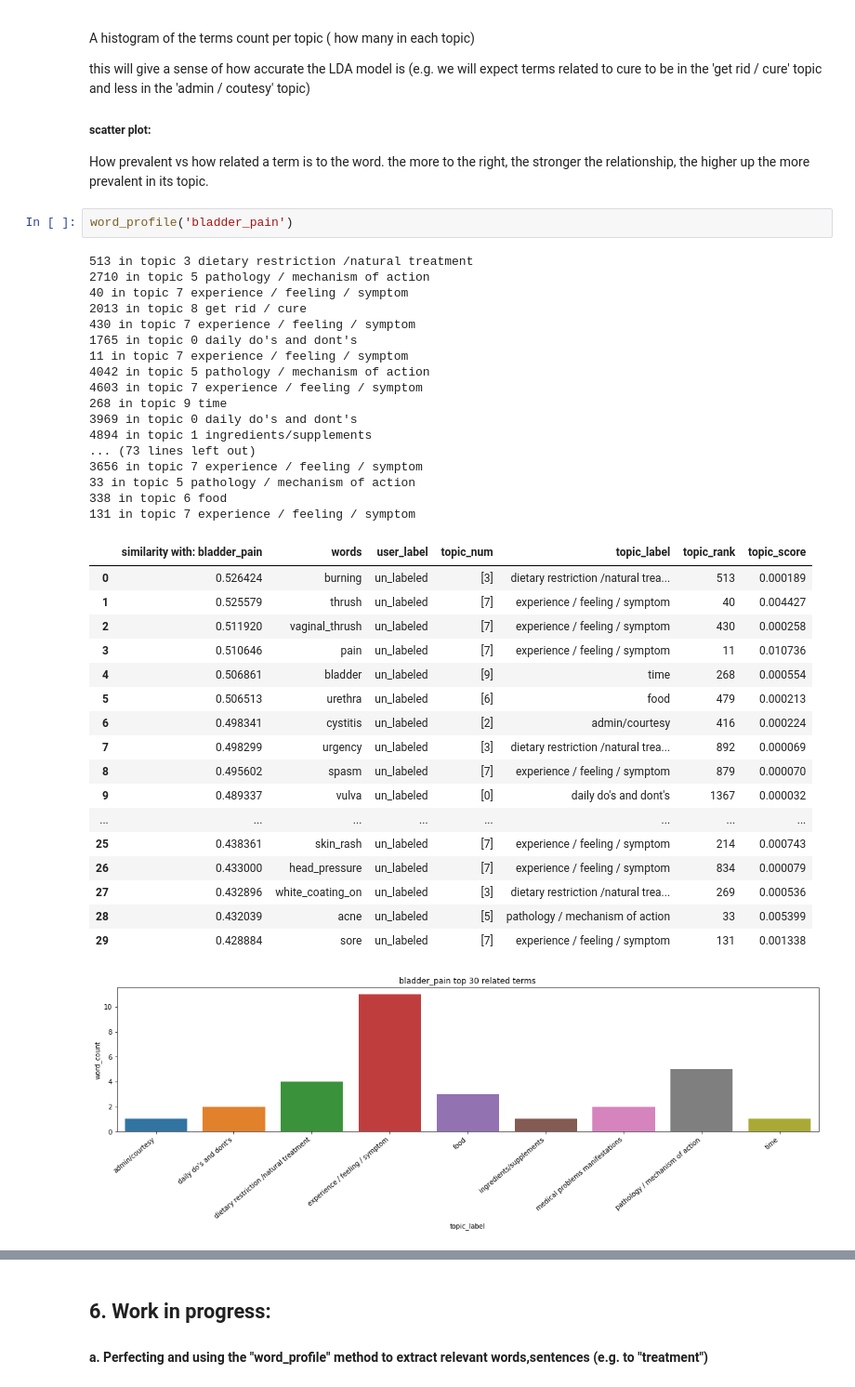
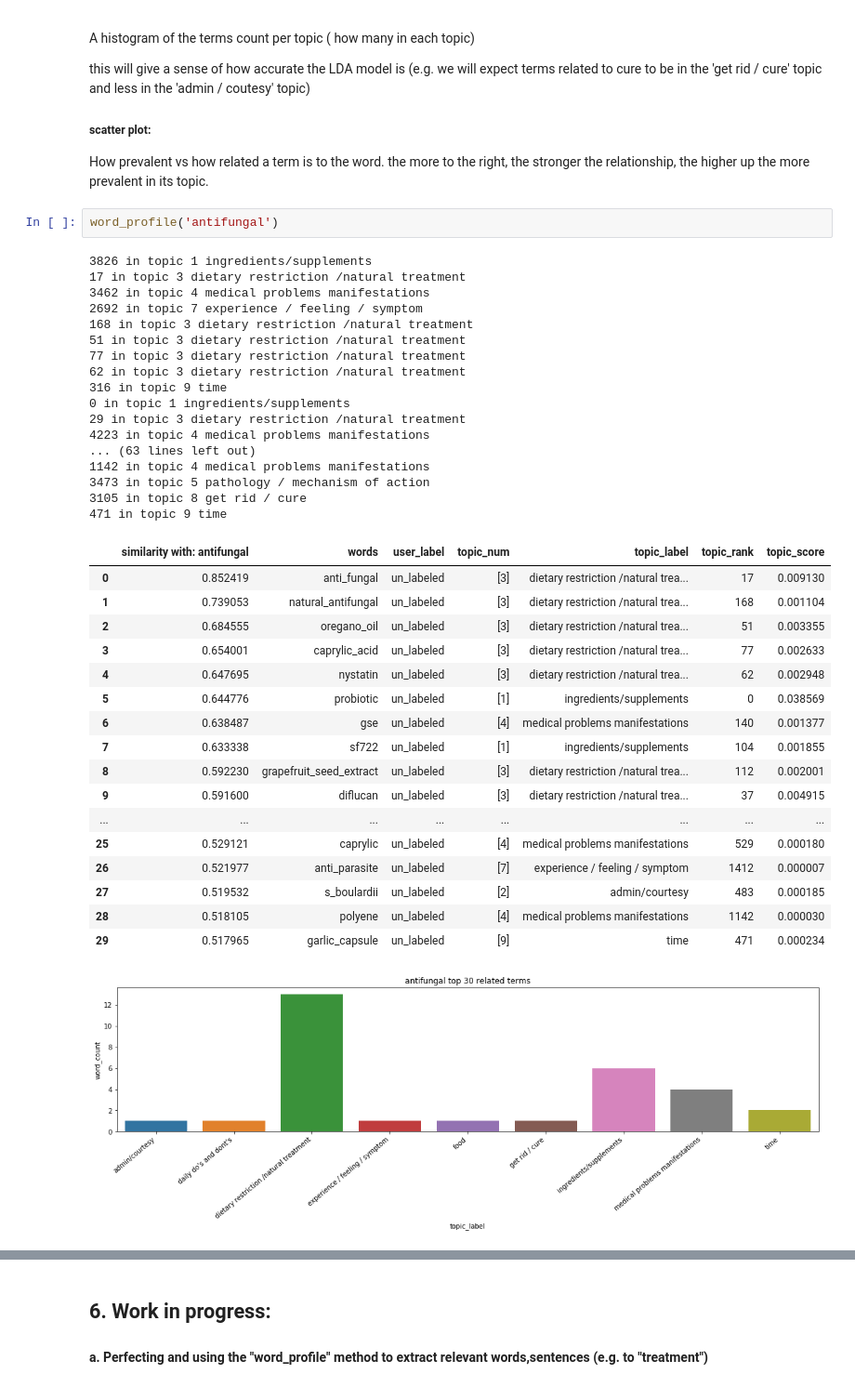
Before and after one commit to Erolino/Support_group_MD, a Jupyter notebook: draft/ppt_notebook.ipynb, the cells around one changed output, grey strips where cells are left out. Shown at 93% size. Drawn from its saved outputs; the diff is of its cells as text.

```diff
--- a/draft/ppt_notebook.ipynb
+++ b/draft/ppt_notebook.ipynb
@@ -178,40 +178,40 @@ this will give a sense of how accurate the LDA model is (e.g. we will expect ter
 
 How prevalent vs how related a term is to the word. the more to the right, the stronger the relationship, the higher up the more prevalent in its topic.
 # %%
-word_profile('bladder_pain')
+word_profile('antifungal')
 # %% [output]
-513 in topic 3 dietary restriction /natural treatment
-2710 in topic 5 pathology / mechanism of action
-40 in topic 7 experience / feeling / symptom
-2013 in topic 8 get rid / cure
-430 in topic 7 experience / feeling / symptom
-1765 in topic 0 daily do's and dont's
-11 in topic 7 experience / feeling / symptom
-4042 in topic 5 pathology / mechanism of action
-4603 in topic 7 experience / feeling / symptom
-268 in topic 9 time
-3969 in topic 0 daily do's and dont's
-4894 in topic 1 ingredients/supplements
-... (73 lines left out)
-3656 in topic 7 experience / feeling / symptom
-33 in topic 5 pathology / mechanism of action
-338 in topic 6 food
-131 in topic 7 experience / feeling / symptom
+3826 in topic 1 ingredients/supplements
+17 in topic 3 dietary restriction /natural treatment
+3462 in topic 4 medical problems manifestations
+2692 in topic 7 experience / feeling / symptom
+168 in topic 3 dietary restriction /natural treatment
+51 in topic 3 dietary restriction /natural treatment
+77 in topic 3 dietary restriction /natural treatment
+62 in topic 3 dietary restriction /natural treatment
+316 in topic 9 time
+0 in topic 1 ingredients/supplements
+29 in topic 3 dietary restriction /natural treatment
+4223 in topic 4 medical problems manifestations
+... (63 lines left out)
+1142 in topic 4 medical problems manifestations
+3473 in topic 5 pathology / mechanism of action
+3105 in topic 8 get rid / cure
+471 in topic 9 time
-|  | similarity with: bladder_pain | words | user_label | topic_num | topic_label | topic_rank | topic_score |
-| 0 | 0.526424 | burning | un_labeled | [3] | dietary restriction /natural trea... | 513 | 0.000189 |
-| 1 | 0.525579 | thrush | un_labeled | [7] | experience / feeling / symptom | 40 | 0.004427 |
-| 2 | 0.511920 | vaginal_thrush | un_labeled | [7] | experience / feeling / symptom | 430 | 0.000258 |
-| 3 | 0.510646 | pain | un_labeled | [7] | experience / feeling / symptom | 11 | 0.010736 |
-| 4 | 0.506861 | bladder | un_labeled | [9] | time | 268 | 0.000554 |
-| 5 | 0.506513 | urethra | un_labeled | [6] | food | 479 | 0.000213 |
-| 6 | 0.498341 | cystitis | un_labeled | [2] | admin/courtesy | 416 | 0.000224 |
-| 7 | 0.498299 | urgency | un_labeled | [3] | dietary restriction /natural trea... | 892 | 0.000069 |
-| 8 | 0.495602 | spasm | un_labeled | [7] | experience / feeling / symptom | 879 | 0.000070 |
-| 9 | 0.489337 | vulva | un_labeled | [0] | daily do's and dont's | 1367 | 0.000032 |
+|  | similarity with: antifungal | words | user_label | topic_num | topic_label | topic_rank | topic_score |
+| 0 | 0.852419 | anti_fungal | un_labeled | [3] | dietary restriction /natural trea... | 17 | 0.009130 |
+| 1 | 0.739053 | natural_antifungal | un_labeled | [3] | dietary restriction /natural trea... | 168 | 0.001104 |
+| 2 | 0.684555 | oregano_oil | un_labeled | [3] | dietary restriction /natural trea... | 51 | 0.003355 |
+| 3 | 0.654001 | caprylic_acid | un_labeled | [3] | dietary restriction /natural trea... | 77 | 0.002633 |
+| 4 | 0.647695 | nystatin | un_labeled | [3] | dietary restriction /natural trea... | 62 | 0.002948 |
+| 5 | 0.644776 | probiotic | un_labeled | [1] | ingredients/supplements | 0 | 0.038569 |
+| 6 | 0.638487 | gse | un_labeled | [4] | medical problems manifestations | 140 | 0.001377 |
+| 7 | 0.633338 | sf722 | un_labeled | [1] | ingredients/supplements | 104 | 0.001855 |
+| 8 | 0.592230 | grapefruit_seed_extract | un_labeled | [3] | dietary restriction /natural trea... | 112 | 0.002001 |
+| 9 | 0.591600 | diflucan | un_labeled | [3] | dietary restriction /natural trea... | 37 | 0.004915 |
 | ... | ... | ... | ... | ... | ... | ... | ... |
-| 25 | 0.438361 | skin_rash | un_labeled | [7] | experience / feeling / symptom | 214 | 0.000743 |
-| 26 | 0.433000 | head_pressure | un_labeled | [7] | experience / feeling / symptom | 834 | 0.000079 |
-| 27 | 0.432896 | white_coating_on | un_labeled | [3] | dietary restriction /natural trea... | 269 | 0.000536 |
-| 28 | 0.432039 | acne | un_labeled | [5] | pathology / mechanism of action | 33 | 0.005399 |
-| 29 | 0.428884 | sore | un_labeled | [7] | experience / feeling / symptom | 131 | 0.001338 |
+| 25 | 0.529121 | caprylic | un_labeled | [4] | medical problems manifestations | 529 | 0.000180 |
+| 26 | 0.521977 | anti_parasite | un_labeled | [7] | experience / feeling / symptom | 1412 | 0.000007 |
+| 27 | 0.519532 | s_boulardii | un_labeled | [2] | admin/courtesy | 483 | 0.000185 |
+| 28 | 0.518105 | polyene | un_labeled | [4] | medical problems manifestations | 1142 | 0.000030 |
+| 29 | 0.517965 | garlic_capsule | un_labeled | [9] | time | 471 | 0.000234 |
-[figure, old version]
+[figure, new version]
```
Also changed, not shown: parts of 6 cells of this notebook, 1 other file.
